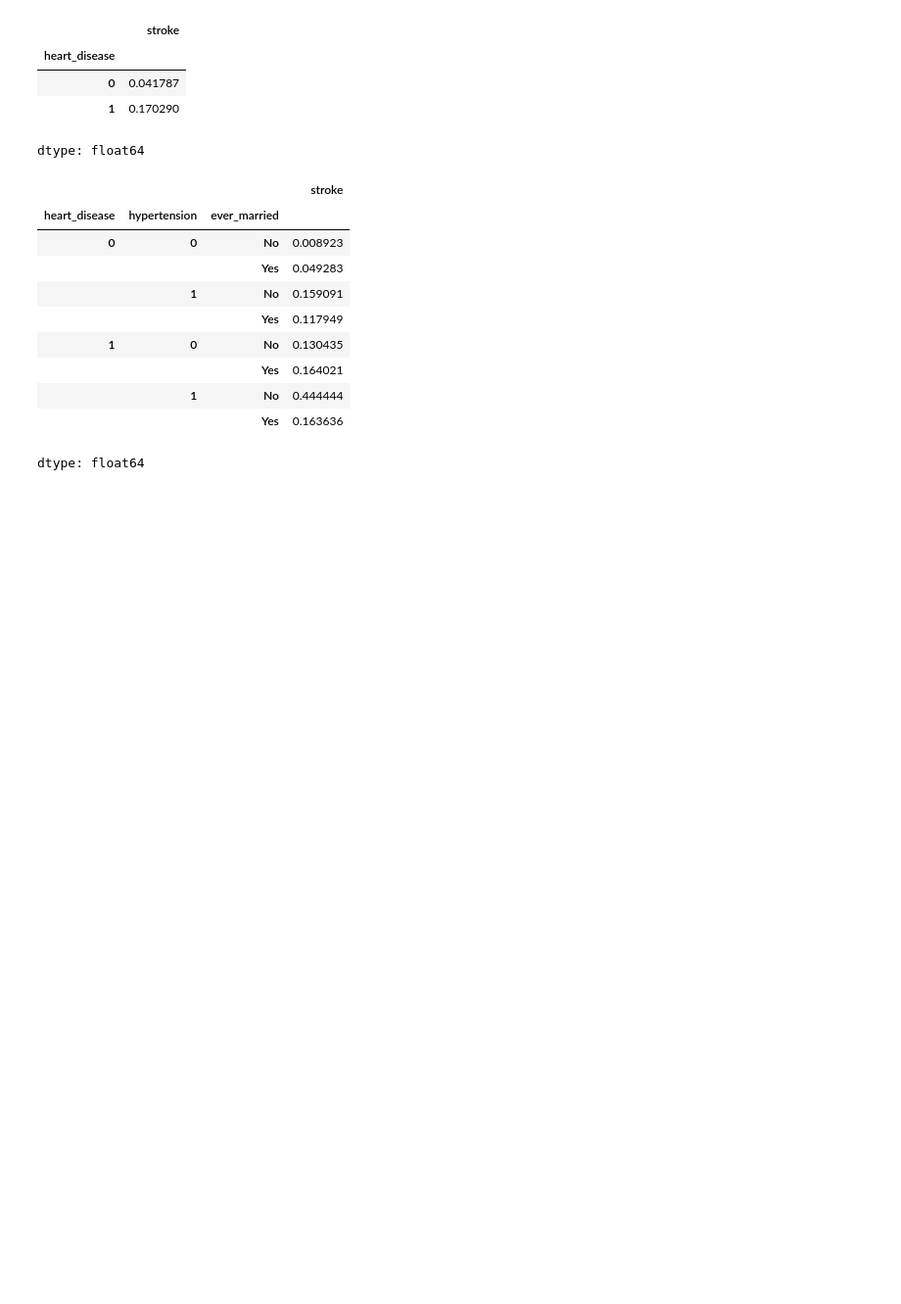
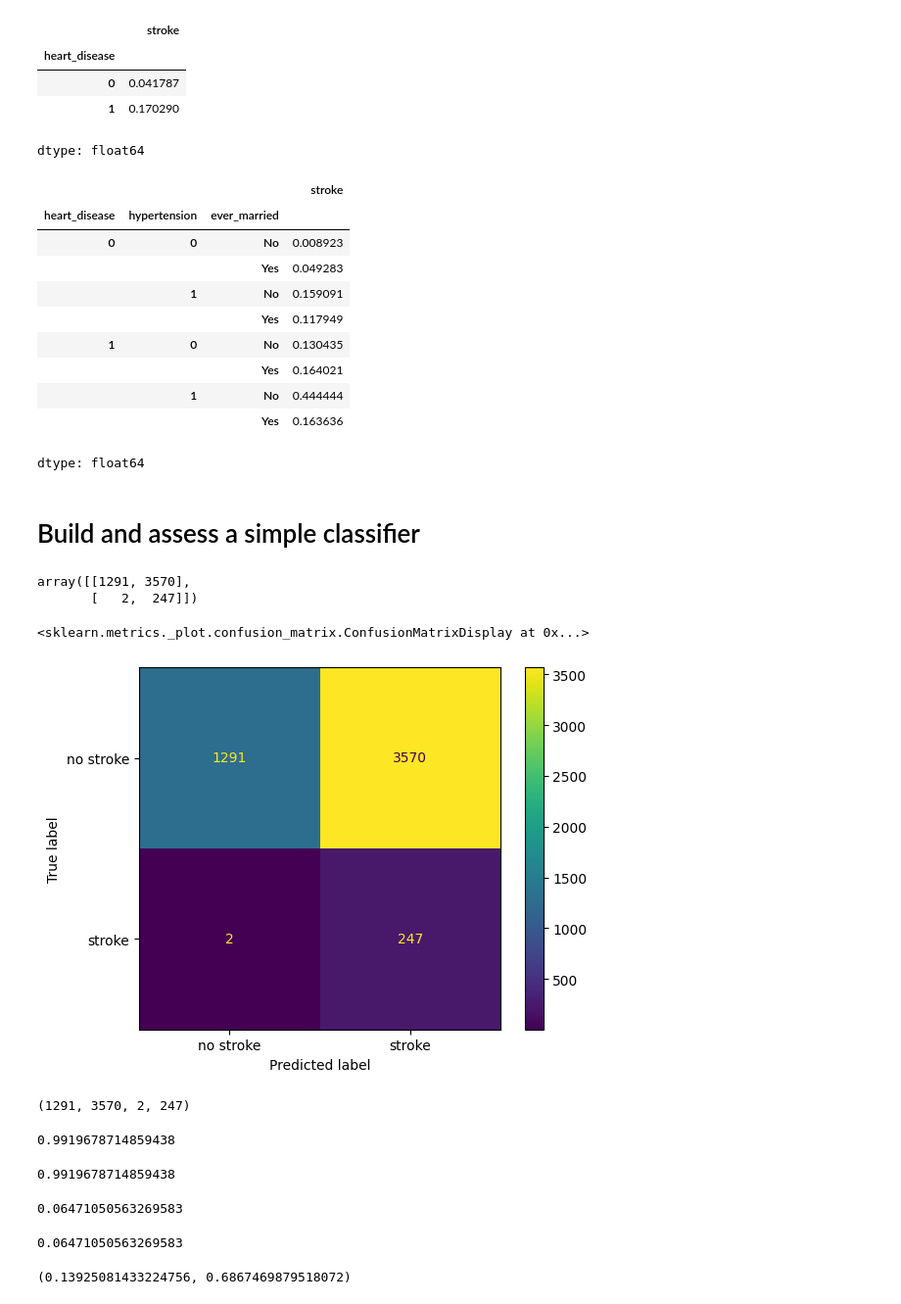
Before and after one commit to NotSrihan/CS290, a Jupyter notebook: notebooks/Stroke_prediction.ipynb, the cells around one changed output. Shown: that part at 98% size. Drawn from its saved outputs; the diff is of its cells as text; code cells hidden in the pictures; blank space fills up the shorter version.

```diff
--- a/notebooks/Stroke_prediction.ipynb
+++ b/notebooks/Stroke_prediction.ipynb
@@ -150,3 +150,7 @@ df.groupby(["heart_disease","hypertension", "ever_married"])["stroke"].mean()
 |  | 1 | No | 0.444444 |
 |  |  | Yes | 0.163636 |
 dtype: float64
+# %% [markdown]
+# Build and assess a simple classifier
+# %%
+df["prediction"] = df["age"] > 25
@@ -152,0 +159,16 @@ dtype: float64
+# %%
+cm = confusion_matrix( df["stroke"], df["prediction"])
+cm
+# %% [output]
+array([[1291, 3570],
+       [   2,  247]])
+# %%
+ConfusionMatrixDisplay( cm, display_labels=["no stroke","stroke"]).plot()
+# %% [output]
+<sklearn.metrics._plot.confusion_matrix.ConfusionMatrixDisplay at 0x...>
+[figure, added]
+# %%
+tn, fp, fn, tp = confusion_matrix( df["stroke"], df["prediction"]).ravel()
+tn, fp, fn, tp
+# %% [output]
+(1291, 3570, 2, 247)
@@ -152,0 +177,16 @@ dtype: float64
+# %%
+metrics.recall_score( df["stroke"], df["prediction"])
+# %% [output]
+0.9919678714859438
+# %%
+tp / (tp + fn)
+# %% [output]
+0.9919678714859438
+# %%
+metrics.precision_score( df["stroke"], df["prediction"])
+# %% [output]
+0.06471050563269583
+# %%
+tp / (tp + fp)
+# %% [output]
+0.06471050563269583
@@ -152,0 +197,4 @@ dtype: float64
+# %%
+precision_vs_recall( 61 )
+# %% [output]
+(0.13925081433224756, 0.6867469879518072)
```
Also changed, not shown: parts of 7 cells of this notebook.
